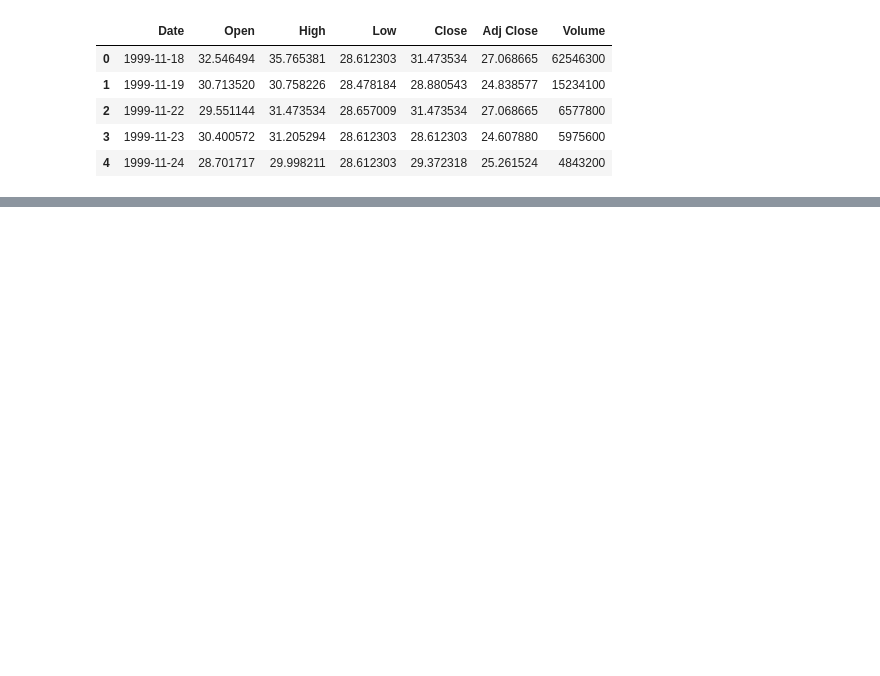
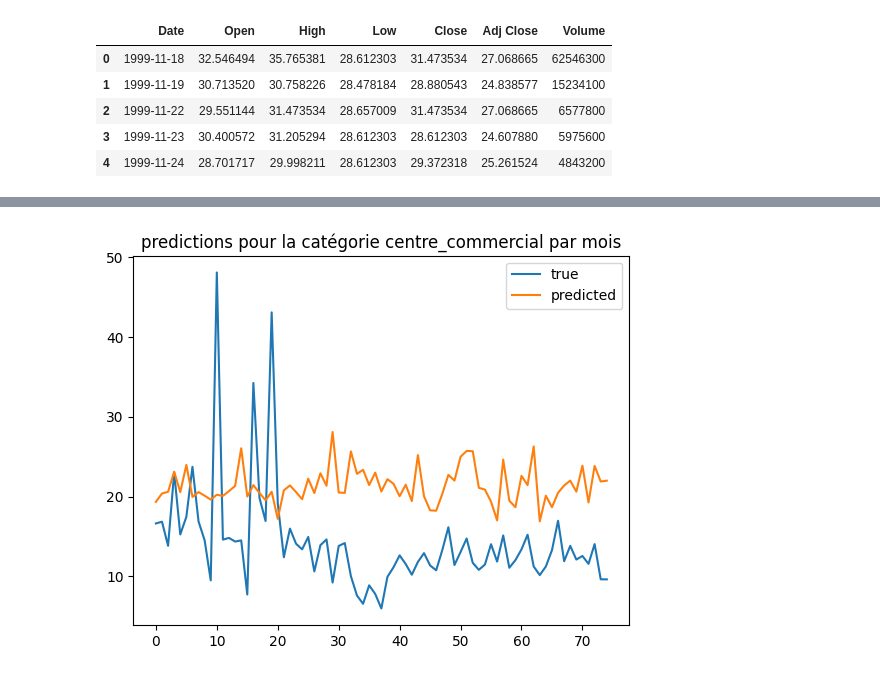
Before and after one commit to bechirhannachi/BNP-Centrale-project-Gr-1, a Jupyter notebook: LSTM.ipynb, the cells around one changed output, grey strips where cells are left out. Cells and saved outputs as stored; diff of their text form; code cells hidden in the pictures; blank space fills up the shorter version.

```diff
--- a/LSTM.ipynb
+++ b/LSTM.ipynb
@@ -54,0 +149,3 @@ X_train,y_train=preprocess(X,n_seq=5)
+# %%
+predict(X3,3)
+# %% [output]
@@ -54,0 +153 @@ X_train,y_train=preprocess(X,n_seq=5)
+[figure, added]
```
Also changed, not shown: parts of 35 cells of this notebook.
